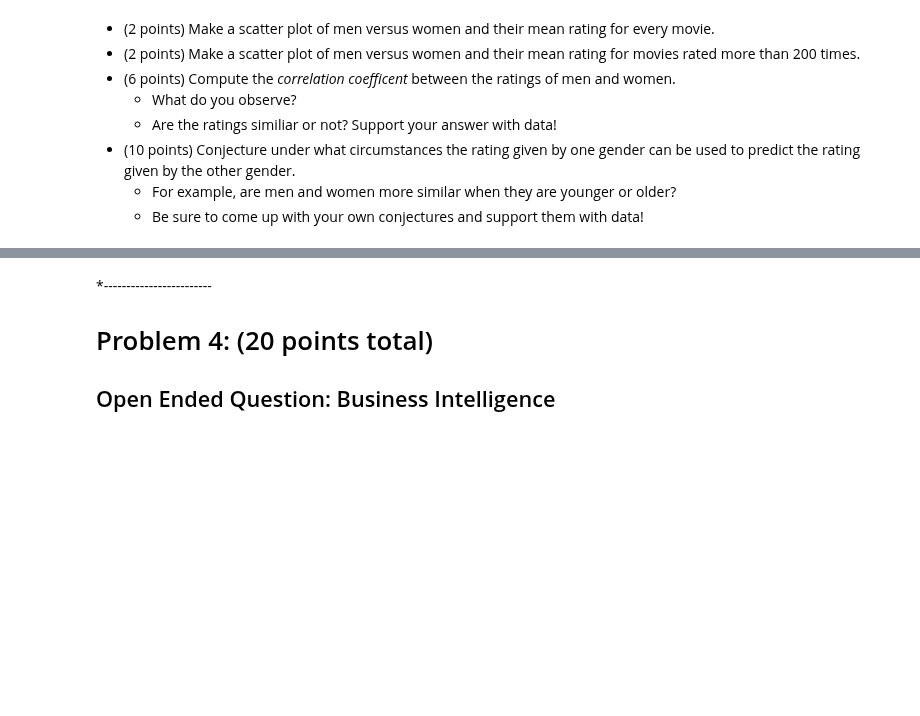
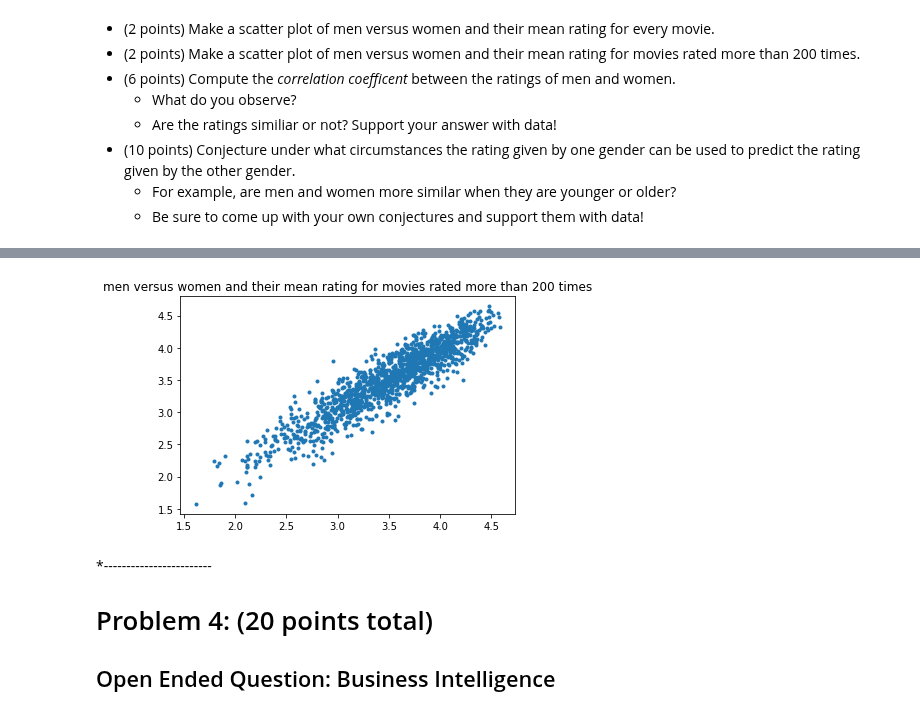
Before and after one commit to tianhaopx/Case-Study-of-Data-Science, a Jupyter notebook: CaseStudy2/CaseStudy2.ipynb, the cells around one changed output, grey strips where cells are left out. Drawn from its saved outputs; the diff is of its cells as text; code cells hidden in the pictures; blank space fills up the shorter version.

```diff
--- a/CaseStudy2/CaseStudy2.ipynb
+++ b/CaseStudy2/CaseStudy2.ipynb
@@ -401,3 +406,16 @@ Let look more closely at the relationship between the pieces of data we have.
+# %%
+#Make a scatter plot of men versus women and their mean rating for movies rated more than 200 times.
+rating_times = data.groupby('title').rating.size()
+a=data.title.value_counts()
+titlerating_200=rating_times.index[rating_times>200]
+X=data.pivot_table('rating',index='title',columns='gender',aggfunc='mean')
+mean_rating=X.loc[titlerating_200]
+
+py.plot(mean_rating['M'],mean_rating['F'],'.')
+py.title('men versus women and their mean rating for movies rated more than 200 times')
+py.show()
+# %% [output]
+[figure, added]
 # %% [markdown]
 *------------------------
 
```
Also changed, not shown: parts of 2 cells of this notebook, 2 other files.
